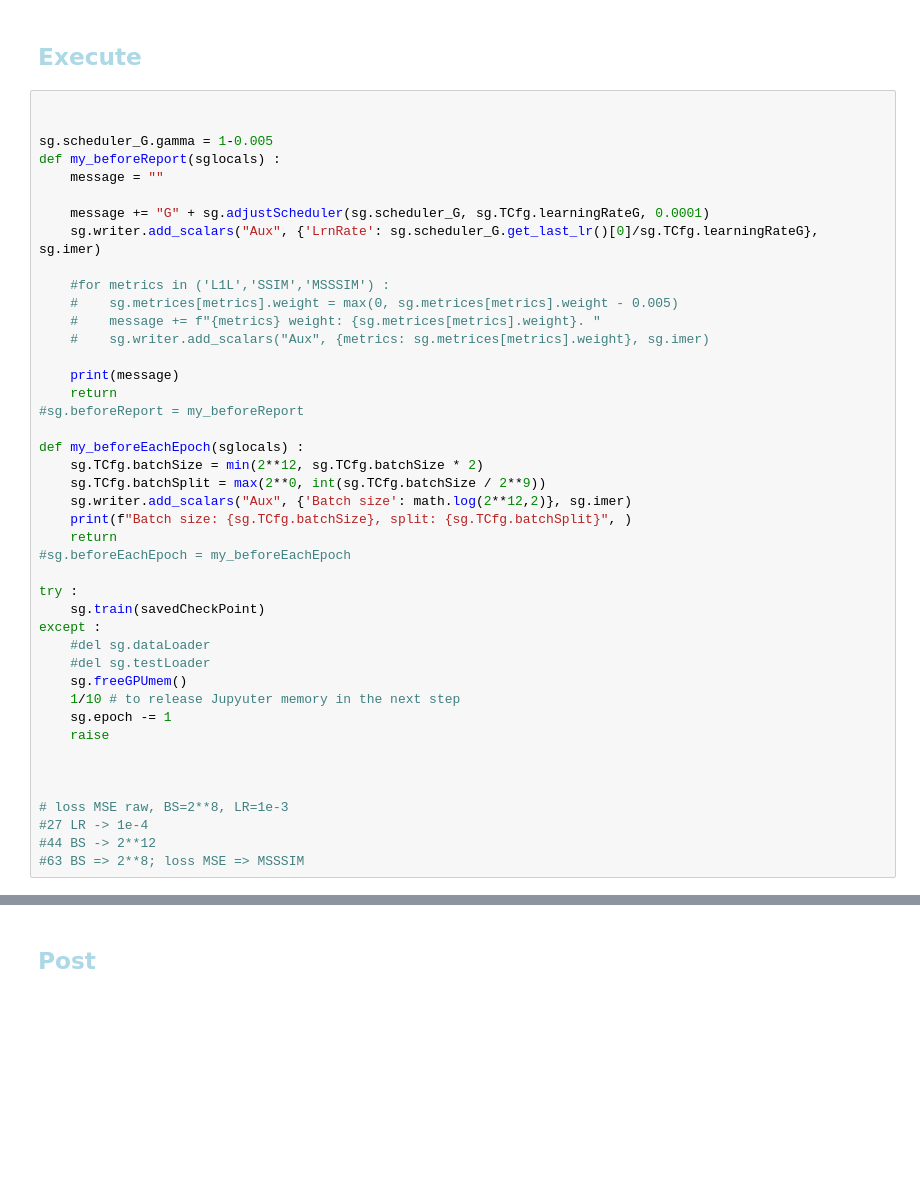
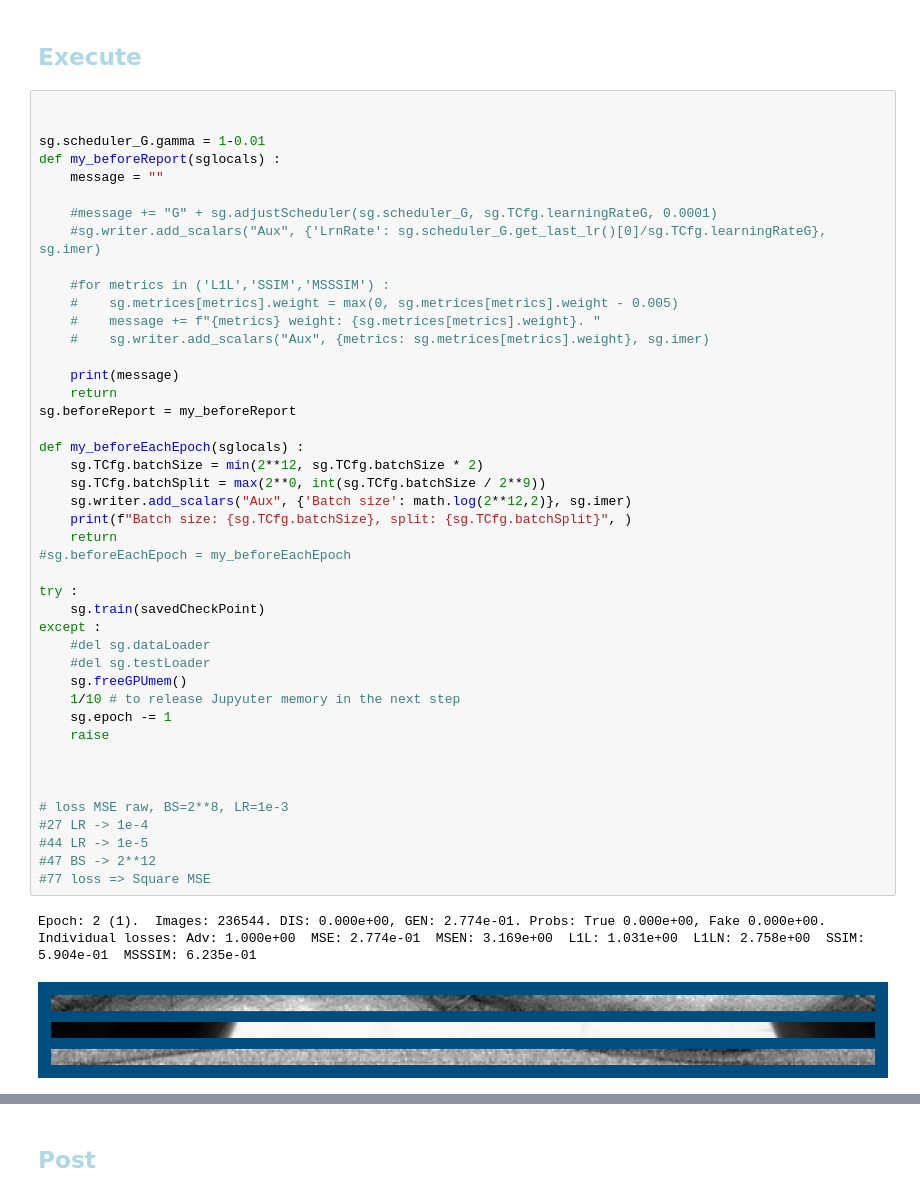
Before and after one commit to AustralianSynchrotron/sinogap, a Jupyter notebook: sinogap_bp0.ipynb, the cells around one changed output, grey strips where cells are left out. Saved outputs shown, nothing was run; the diff lists cells and outputs as text; blank space fills up the shorter version.

```diff
--- a/sinogap_bp0.ipynb
+++ b/sinogap_bp0.ipynb
@@ -258,43 +246,48 @@ sg.displayImages()
 # %%
 
 
-sg.scheduler_G.gamma = 1-0.005
+sg.scheduler_G.gamma = 1-0.01
 def my_beforeReport(sglocals) :
     message = ""
 
-    message += "G" + sg.adjustScheduler(sg.scheduler_G, sg.TCfg.learningRateG, 0.0001)
-    sg.writer.add_scalars("Aux", {'LrnRate': sg.scheduler_G.get_last_lr()[0]/sg.TCfg.learningRateG}, sg.imer)
+    #message += "G" + sg.adjustScheduler(sg.scheduler_G, sg.TCfg.learningRateG, 0.0001)
+    #sg.writer.add_scalars("Aux", {'LrnRate': sg.scheduler_G.get_last_lr()[0]/sg.TCfg.learningRateG}, sg.imer)
 
     #for metrics in ('L1L','SSIM','MSSSIM') :
     #    sg.metrices[metrics].weight = max(0, sg.metrices[metrics].weight - 0.005)
     #    message += f"{metrics} weight: {sg.metrices[metrics].weight}. "
     #    sg.writer.add_scalars("Aux", {metrics: sg.metrices[metrics].weight}, sg.imer)
 
     print(message)
     return
-#sg.beforeReport = my_beforeReport
+sg.beforeReport = my_beforeReport
 
 def my_beforeEachEpoch(sglocals) :
     sg.TCfg.batchSize = min(2**12, sg.TCfg.batchSize * 2)
     sg.TCfg.batchSplit = max(2**0, int(sg.TCfg.batchSize / 2**9))
     sg.writer.add_scalars("Aux", {'Batch size': math.log(2**12,2)}, sg.imer)
     print(f"Batch size: {sg.TCfg.batchSize}, split: {sg.TCfg.batchSplit}", )
     return
 #sg.beforeEachEpoch = my_beforeEachEpoch
 
 try :
     sg.train(savedCheckPoint)
 except :
     #del sg.dataLoader
     #del sg.testLoader
     sg.freeGPUmem()
     1/10 # to release Jupyuter memory in the next step
     sg.epoch -= 1
     raise
 
 
 
 # loss MSE raw, BS=2**8, LR=1e-3
 #27 LR -> 1e-4
-#44 BS -> 2**12
-#63 BS => 2**8; loss MSE => MSSSIM
+#44 LR -> 1e-5
+#47 BS -> 2**12
+#77 loss => Square MSE
+# %% [output]
+Epoch: 2 (1).  Images: 236544. DIS: 0.000e+00, GEN: 2.774e-01. Probs: True 0.000e+00, Fake 0.000e+00.
+Individual losses: Adv: 1.000e+00  MSE: 2.774e-01  MSEN: 3.169e+00  L1L: 1.031e+00  L1LN: 2.758e+00  SSIM: 5.904e-01  MSSSIM: 6.235e-01
+[figure, added]
```
Also changed, not shown: parts of 11 cells of this notebook, 4 other files.
